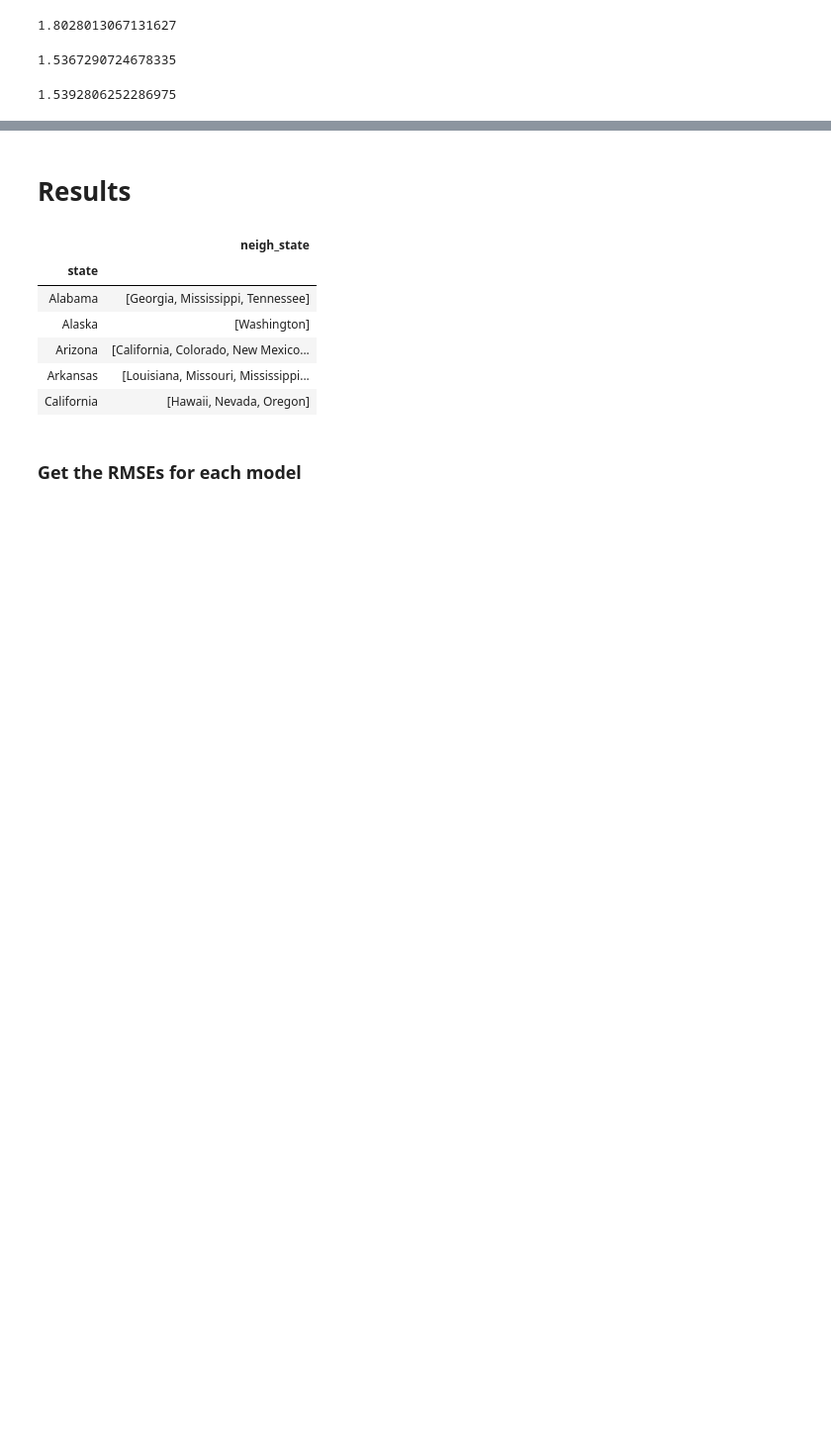
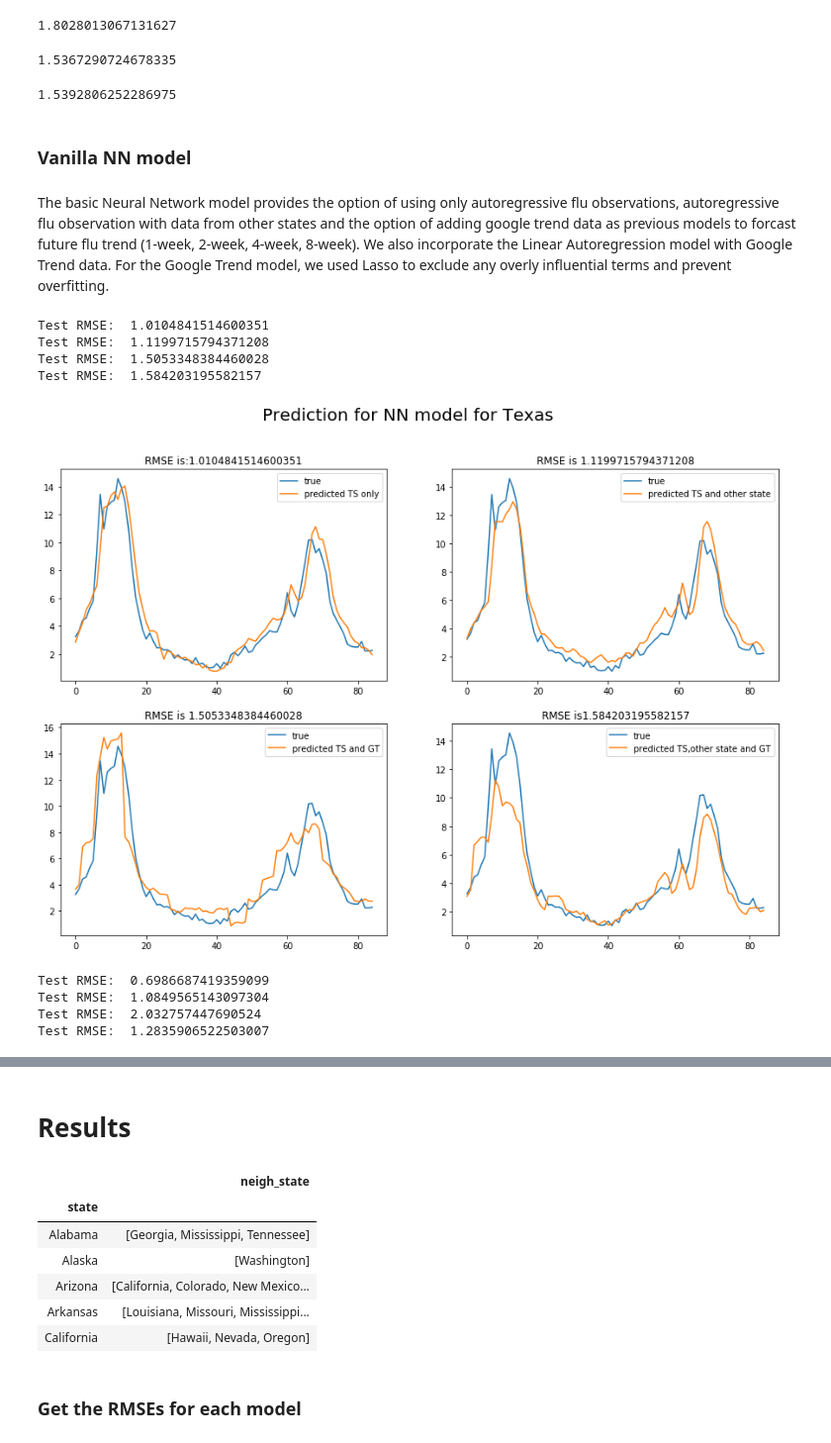
Before and after one commit to FiveSixSenvenEight/109B_flu_prediction, a Jupyter notebook: 02-analysis/109_final_project.ipynb, the cells around one changed output, grey strips where cells are left out. Shown at 99% size. Saved outputs shown, nothing was run; the diff lists cells and outputs as text; code cells hidden in the pictures; blank space fills up the shorter version.

Commit message:
Add NN model

```diff
--- a/02-analysis/109_final_project.ipynb
+++ b/02-analysis/109_final_project.ipynb
@@ -376,3 +398,7 @@ random_forest('New York', ['Massachusetts', 'New Jersey', 'Vermont', 'Connecticu
 random_forest('New York', ['Massachusetts', 'New Jersey', 'Vermont', 'Connecticut'], 1, with_gt = True, if_plot=False)
 # %% [output]
 1.5392806252286975
+# %% [markdown]
+### Vanilla NN model
+# %% [markdown]
+The basic Neural Network model provides the option of using only autoregressive flu observations, autoregressive flu observation with data from other states and the option of adding google trend data as previous models to forcast future flu trend (1-week, 2-week, 4-week, 8-week). We also incorporate the Linear Autoregression model with Google Trend data. For the Google Trend model, we used Lasso to exclude any overly influential terms and prevent overfitting.
@@ -378,0 +467,54 @@ random_forest('New York', ['Massachusetts', 'New Jersey', 'Vermont', 'Connecticu
+# %%
+def plot_prediction(TS,TSOS,TSGT,TSOSGT,state):
+    _, _, _, _, y_test, y_all,scaler = get_data(state, 1,with_gt=False,predictor_state=None)
+    y_test = y_test.values.reshape(-1,)
+    fig,ax = plt.subplots(2,2,figsize = (15,10))
+    ax[0][0].plot(y_test.tolist(), label='true')
+    ax[0][0].plot(TS, label='predicted TS only')
+    ax[0][0].set_title("RMSE is:%s"%np.sqrt(mean_squared_error(y_test, TS)))
+    ax[0][1].plot(y_test.tolist(), label='true')
+    ax[0][1].plot(TSOS, label='predicted TS and other state')
+    ax[0][1].set_title("RMSE is %s"%np.sqrt(mean_squared_error(y_test, TSOS)))
+    ax[1][0].plot(y_test.tolist(), label='true')
+    ax[1][0].plot(TSGT, label='predicted TS and GT')
+    ax[1][0].set_title("RMSE is %s"%np.sqrt(mean_squared_error(y_test, TSGT)))
+    ax[1][1].plot(y_test.tolist(), label='true')
+    ax[1][1].plot(TSOSGT, label='predicted TS,other state and GT')
+    ax[1][1].set_title("RMSE is%s"%np.sqrt(mean_squared_error(y_test, TSOSGT)))
+    ax[0][0].legend()
+    ax[0][1].legend()
+    ax[1][0].legend()
+    ax[1][1].legend()
+    fig.suptitle("Prediction for NN model for Texas",size = 20)
+# %%
+# Texas
+NN_TS1 = VanillaNN('Texas',None,False,False,1)
+# Autocorrelation without GT
+NN_TSOS1 = VanillaNN('Texas',['New Mexico', 'Oklahoma', 'Louisiana', 'Arkansas'],False, False,1)
+# With goolge trend
+NN_TSGT1 = VanillaNN('Texas',None,False,True,1)
+# With goolge trend
+NN_TSOSGT1 = VanillaNN('Texas',['New Mexico', 'Oklahoma', 'Louisiana', 'Arkansas'],False,True,1)
+# %% [output]
+Test RMSE:  1.0104841514600351
+Test RMSE:  1.1199715794371208
+Test RMSE:  1.5053348384460028
+Test RMSE:  1.584203195582157
+# %%
+plot_prediction(NN_TS1,NN_TSOS1,NN_TSGT1,NN_TSOSGT1,'Texas')
+# %% [output]
+[figure, added]
+# %%
+# Newyork
+NN_TS2 = VanillaNN('New York',None,False,False,1)
+# Autocorrelation without GT
+NN_TSOS2 = VanillaNN('New York',['Massachusetts', 'New Jersey', 'Vermont', 'Connecticut'],False, False,1)
+# With goolge trend
+NN_TSGT2 = VanillaNN('New York',None,False,True,1)
+# With goolge trend
+NN_TSOSGT2 = VanillaNN('New York',['Massachusetts', 'New Jersey', 'Vermont', 'Connecticut'],False,True,1)
+# %% [output]
+Test RMSE:  0.6986687419359099
+Test RMSE:  1.0849565143097304
+Test RMSE:  2.032757447690524
+Test RMSE:  1.2835906522503007
```
Also changed, not shown: parts of 3 cells of this notebook.
